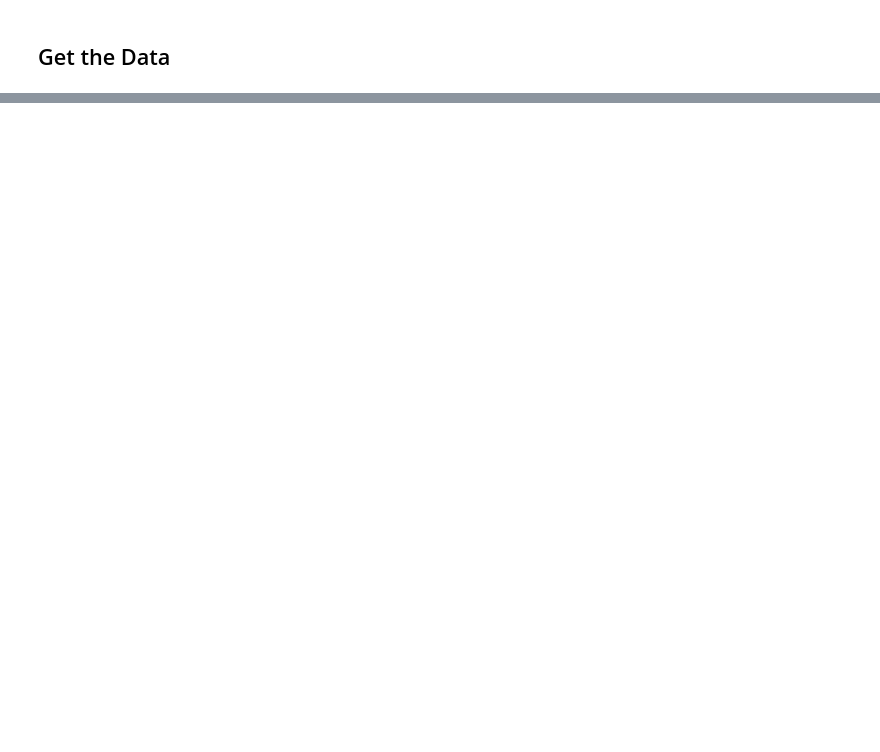
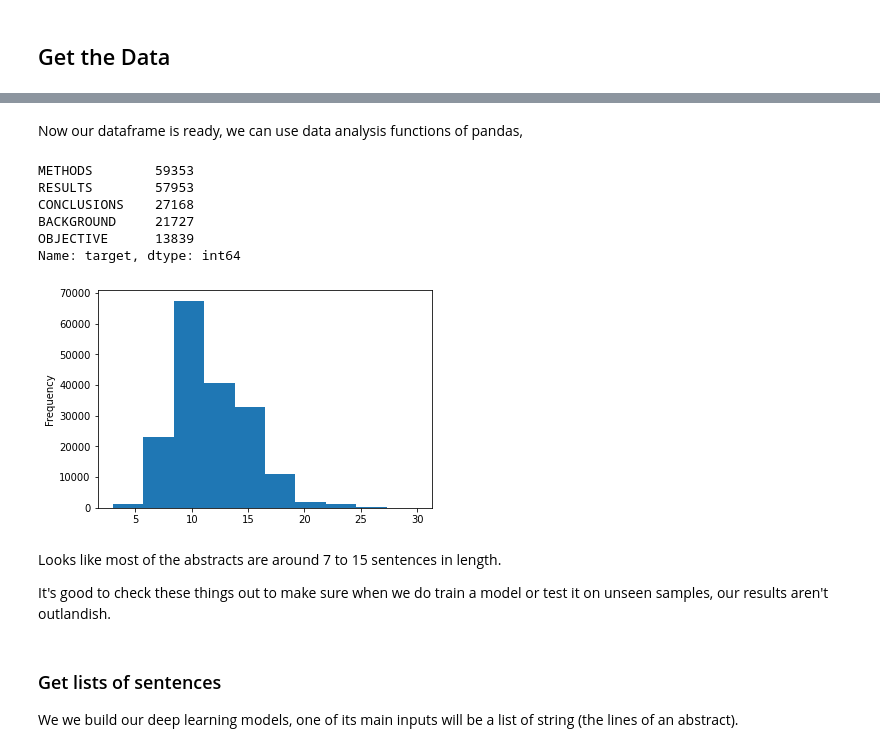
Before and after one commit to SaketMunda/introduction-to-nlp, a Jupyter notebook: skimlit_nlp_milestone_project.ipynb, the cells around one changed output, grey strips where cells are left out. Cells and saved outputs as stored; diff of their text form; code cells hidden in the pictures; blank space fills up the shorter version.

```diff
--- a/skimlit_nlp_milestone_project.ipynb
+++ b/skimlit_nlp_milestone_project.ipynb
@@ -41,0 +68,6 @@ Create an NLP model to classify abstract sentences into the role they play (e.g
+# %%
+data_dir = 'pubmed-rct/PubMed_20k_RCT_numbers_replaced_with_at_sign/'
+
+import os
+filenames = [data_dir + filename for filename in os.listdir(data_dir)]
+filenames
@@ -41,0 +84,7 @@ Create an NLP model to classify abstract sentences into the role they play (e.g
+# %%
+def get_lines(filename):
+  """
+  Reads a filename(.txt) and returns the lines of text as a list
+  """
+  with open(filename,'r') as f:
+    return f.readlines()
@@ -41,0 +158,9 @@ Create an NLP model to classify abstract sentences into the role they play (e.g
+# %%
+# get data from files and preprocess it
+%%time
+
+train_samples = preprocess_text_with_line_numbers(data_dir+'train.txt')
+val_samples = preprocess_text_with_line_numbers(data_dir+'dev.txt')
+test_samples = preprocess_text_with_line_numbers(data_dir+'test.txt')
+
+len(train_samples), len(val_samples), len(test_samples)
@@ -41,0 +195,7 @@ Create an NLP model to classify abstract sentences into the role they play (e.g
+# %%
+import pandas as pd
+train_df = pd.DataFrame(train_samples)
+val_df = pd.DataFrame(val_samples)
+test_df = pd.DataFrame(test_samples)
+
+train_df.shape
@@ -41,0 +224,24 @@ Create an NLP model to classify abstract sentences into the role they play (e.g
+# %% [markdown]
+Now our dataframe is ready, we can use data analysis functions of pandas,
+# %%
+train_df.target.value_counts()
+# %% [output]
+METHODS        59353
+RESULTS        57953
+CONCLUSIONS    27168
+BACKGROUND     21727
+OBJECTIVE      13839
+Name: target, dtype: int64
+# %%
+# check the hist distribution of our abstract lenghts
+train_df.total_lines.plot.hist();
+# %% [output]
+[figure, added]
+# %% [markdown]
+Looks like most of the abstracts are around 7 to 15 sentences in length.
+
+It's good to check these things out to make sure when we do train a model or test it on unseen samples, our results aren't outlandish.
+# %% [markdown]
+### Get lists of sentences
+
+We we build our deep learning models, one of its main inputs will be a list of string (the lines of an abstract).
```
Also changed, not shown: parts of 28 cells of this notebook.
